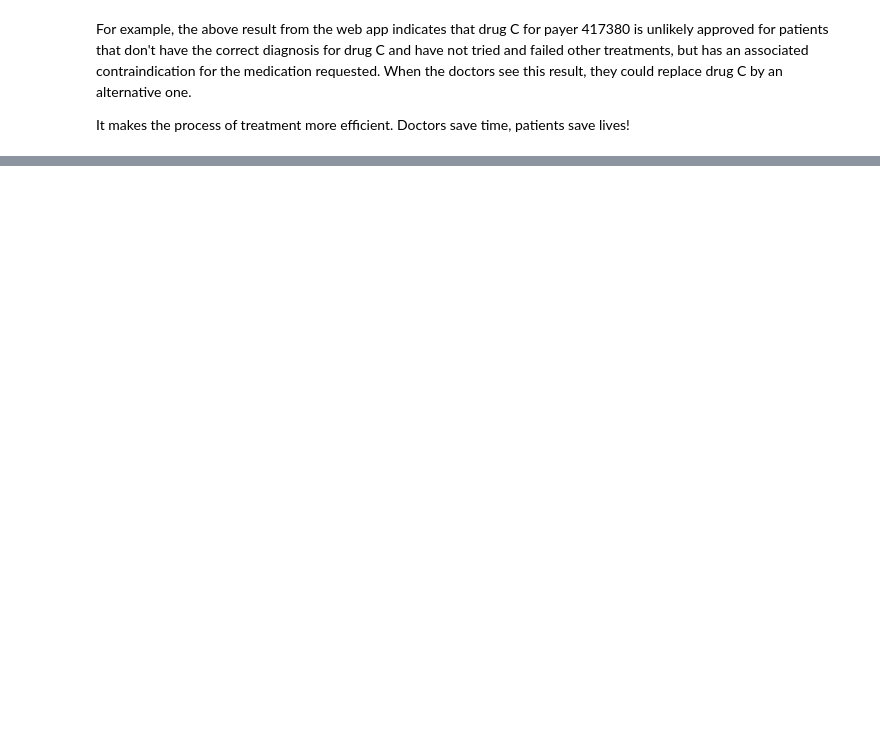
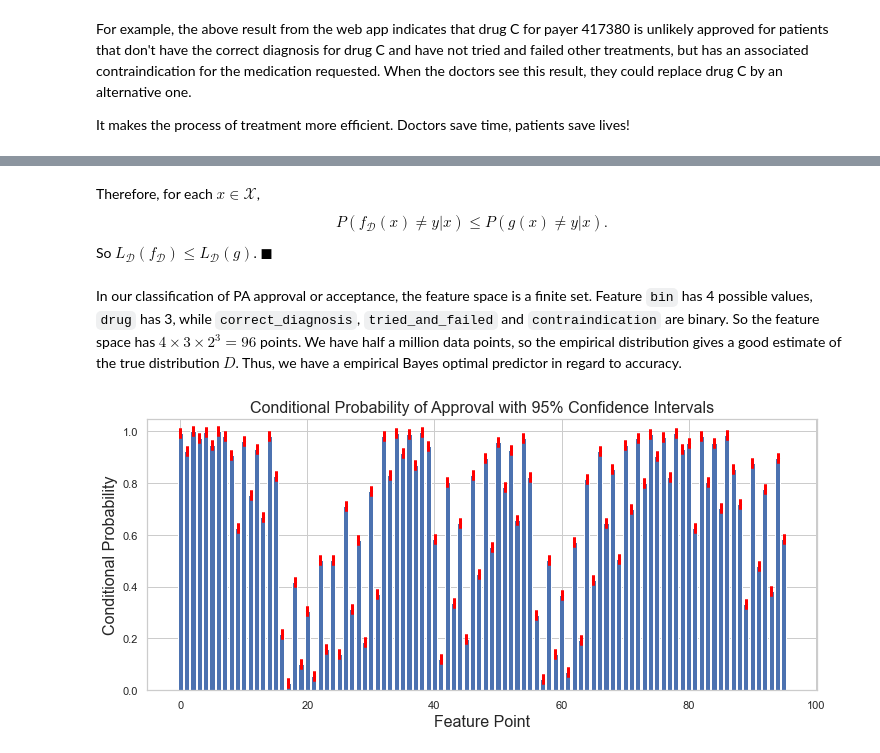
Before and after one commit to domagal9/classifymymeds, a Jupyter notebook: pa_classifier.ipynb, the cells around one changed output, grey strips where cells are left out. Cells and saved outputs as stored; diff of their text form; code cells hidden in the pictures; blank space fills up the shorter version.

Commit message:
discuss Bayes optimal predictor

```diff
--- a/pa_classifier.ipynb
+++ b/pa_classifier.ipynb
@@ -699,0 +744,39 @@ It makes the process of treatment more efficient. Doctors save time, patients sa
+# %% [markdown]
+Therefore, for each $x \in \mathcal{X}$,
+$$P(f_\mathcal{D}(x) \ne y|x) \le P(g(x) \ne y|x).$$
+So $L_{\mathcal{D}}(f_{\mathcal{D}}) \le L_{\mathcal{D}}(g)$. $\blacksquare$
+# %% [markdown]
+In our classification of PA approval or acceptance, the feature space is a finite set. Feature `bin` has 4 possible values, `drug` has 3, while  `correct_diagnosis`, `tried_and_failed` and `contraindication` are binary. So the feature space has $4 \times 3 \times 2^3 = 96$ points. We have half a million data points, so the empirical distribution gives a good estimate of the true distribution $D$. Thus, we have a empirical Bayes optimal predictor in regard to accuracy.
+# %%
+from scipy.stats import bayes_mvs
+
+def mean_conf_int(data):
+    result = bayes_mvs(data, alpha=0.95)
+    return result[0]
+
+all_feats = ['bin', 'drug', 'correct_diagnosis', 'tried_and_failed', 'contraindication']
+cond_proba = (
+    df_pa[all_feats + ['pa_approved']]
+    .groupby(all_feats)
+    .apply(mean_conf_int)
+    .tolist()
+)
+
+means = [x.statistic for x in cond_proba]
+err_bars = [
+    [x.minmax[0] - x.statistic for x in cond_proba],
+    [x.minmax[1] - x.statistic for x in cond_proba]
+]
+
+plt.figure(figsize=(12, 5))
+plt.bar(
+    range(len(means)), means,
+    xerr=err_bars, ecolor='red',
+    error_kw=dict(capsize=5, capthick=3)
+)
+plt.xlabel('Feature Point', fontsize=16)
+plt.ylabel('Conditional Probability', fontsize=16)
+plt.title('Conditional Probability of Approval with 95% Confidence Intervals', fontsize=16)
+plt.show()
+# %% [output]
+[figure, added]
```
Also changed, not shown: parts of 11 cells of this notebook.
